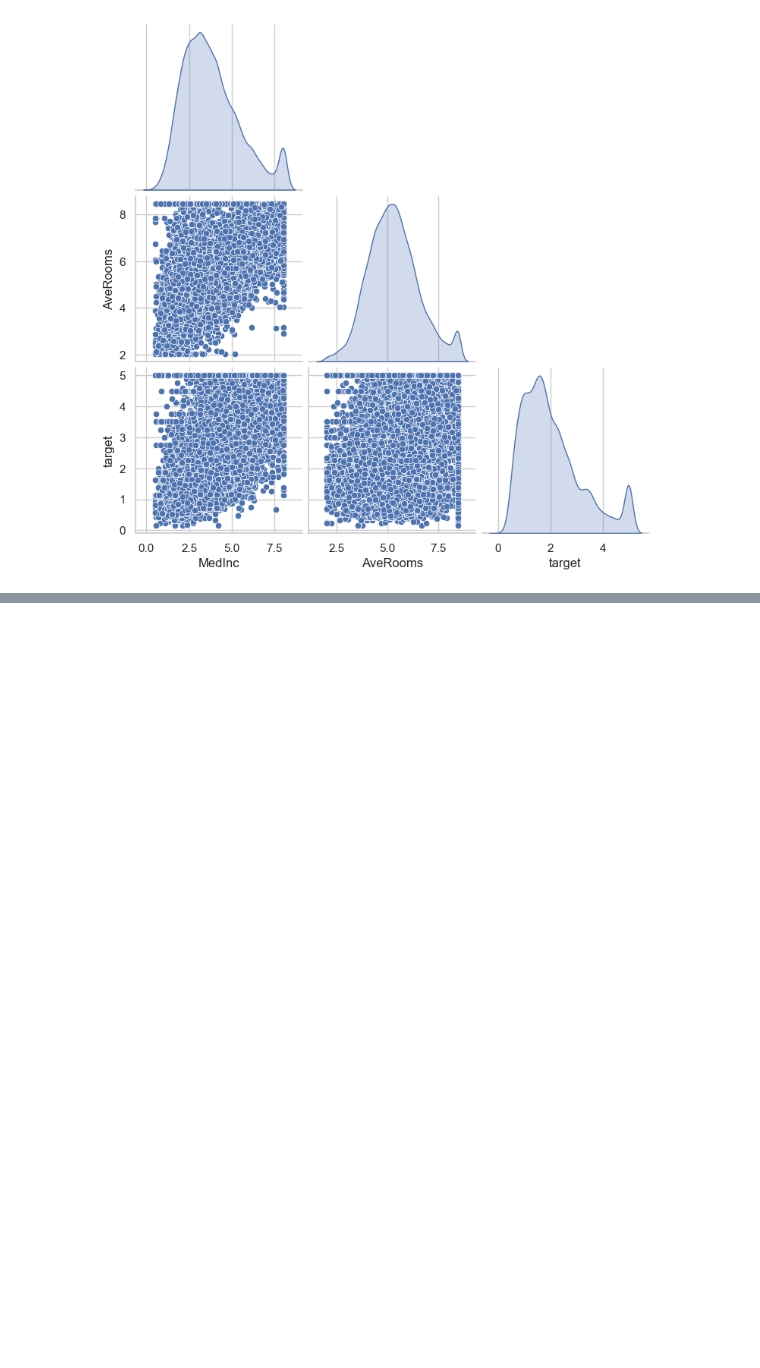
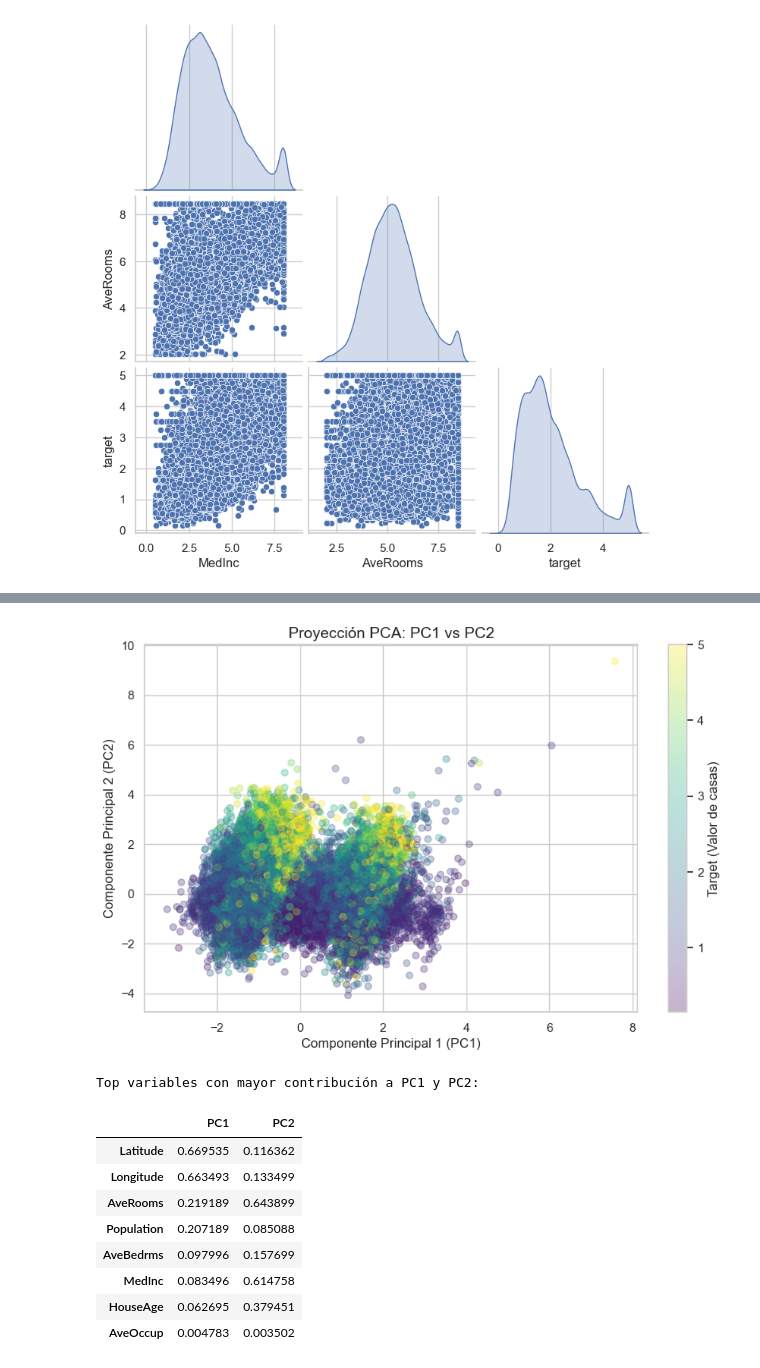
Before and after one commit to Elias-Orellana-umayor/examen-ml1, a Jupyter notebook: Examen.ipynb, the cells around one changed output, grey strips where cells are left out. Saved outputs shown, nothing was run; the diff lists cells and outputs as text; code cells hidden in the pictures; blank space fills up the shorter version.

```diff
--- a/Examen.ipynb
+++ b/Examen.ipynb
@@ -224,0 +310,34 @@ from sklearn.model_selection import train_test_split
+# %%
+# Selección de componentes y análisis de Loadings
+n_comp_optimo = 5
+pca_final = PCA(n_components=n_comp_optimo, random_state=42)
+X_train_pca = pca_final.fit_transform(X_train_prep)
+
+plt.figure(figsize=(10, 6))
+plt.scatter(X_train_pca[:, 0], X_train_pca[:, 1], alpha=0.3, c=y_train, cmap='viridis')
+plt.colorbar(label='Target (Valor de casas)')
+plt.title('Proyección PCA: PC1 vs PC2', fontsize=14)
+plt.xlabel('Componente Principal 1 (PC1)')
+plt.ylabel('Componente Principal 2 (PC2)')
+plt.savefig('figures/pca_scatter_pc1_pc2.png', dpi=150)
+plt.show()
+
+loadings = pd.DataFrame(
+    pca_final.components_.T,
+    columns=[f'PC{i+1}' for i in range(n_comp_optimo)],
+    index=numeric_features
+)
+print("Top variables con mayor contribución a PC1 y PC2:")
+display(loadings[['PC1', 'PC2']].abs().sort_values(by='PC1', ascending=False))
+# %% [output]
+[figure, added]
+Top variables con mayor contribución a PC1 y PC2:
+|  | PC1 | PC2 |
+| Latitude | 0.669535 | 0.116362 |
+| Longitude | 0.663493 | 0.133499 |
+| AveRooms | 0.219189 | 0.643899 |
+| Population | 0.207189 | 0.085088 |
+| AveBedrms | 0.097996 | 0.157699 |
+| MedInc | 0.083496 | 0.614758 |
+| HouseAge | 0.062695 | 0.379451 |
+| AveOccup | 0.004783 | 0.003502 |
```
Also changed, not shown: parts of 6 cells of this notebook, 4 other files.
